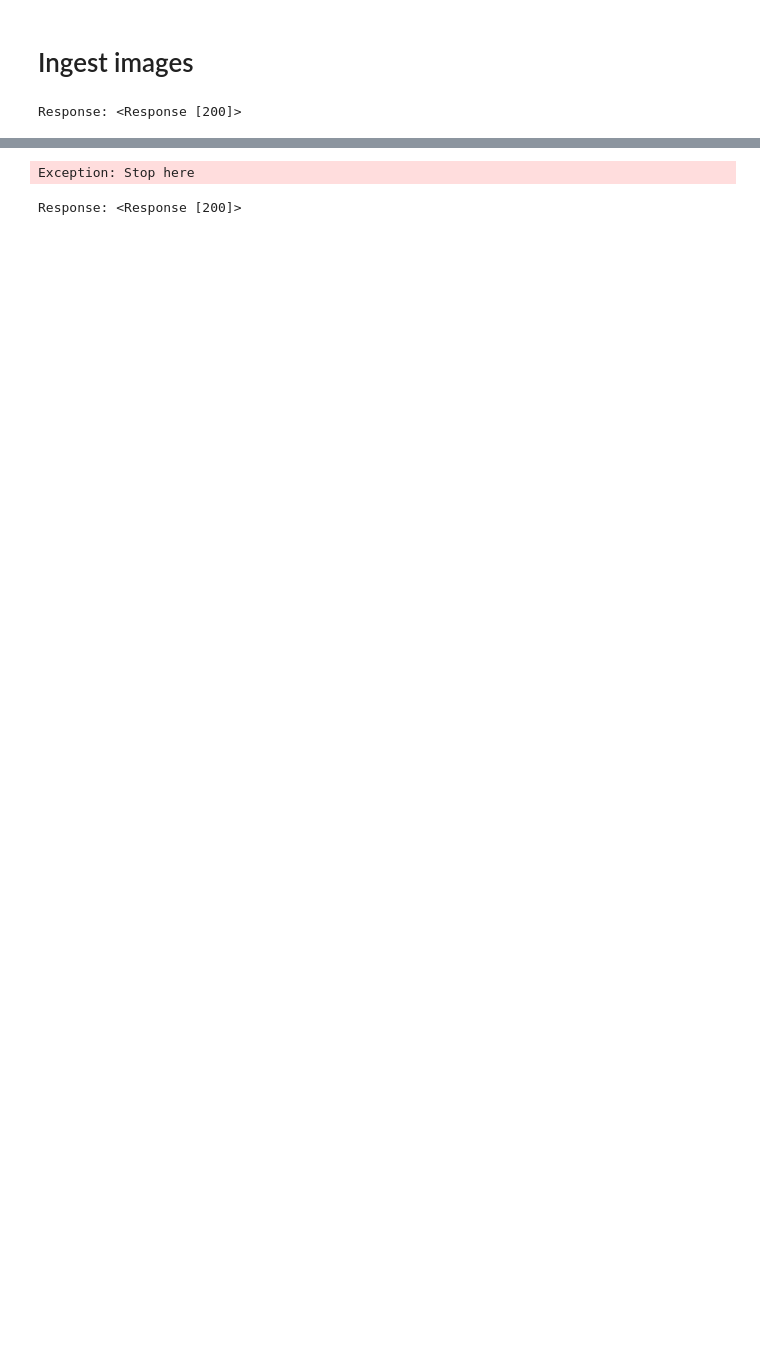
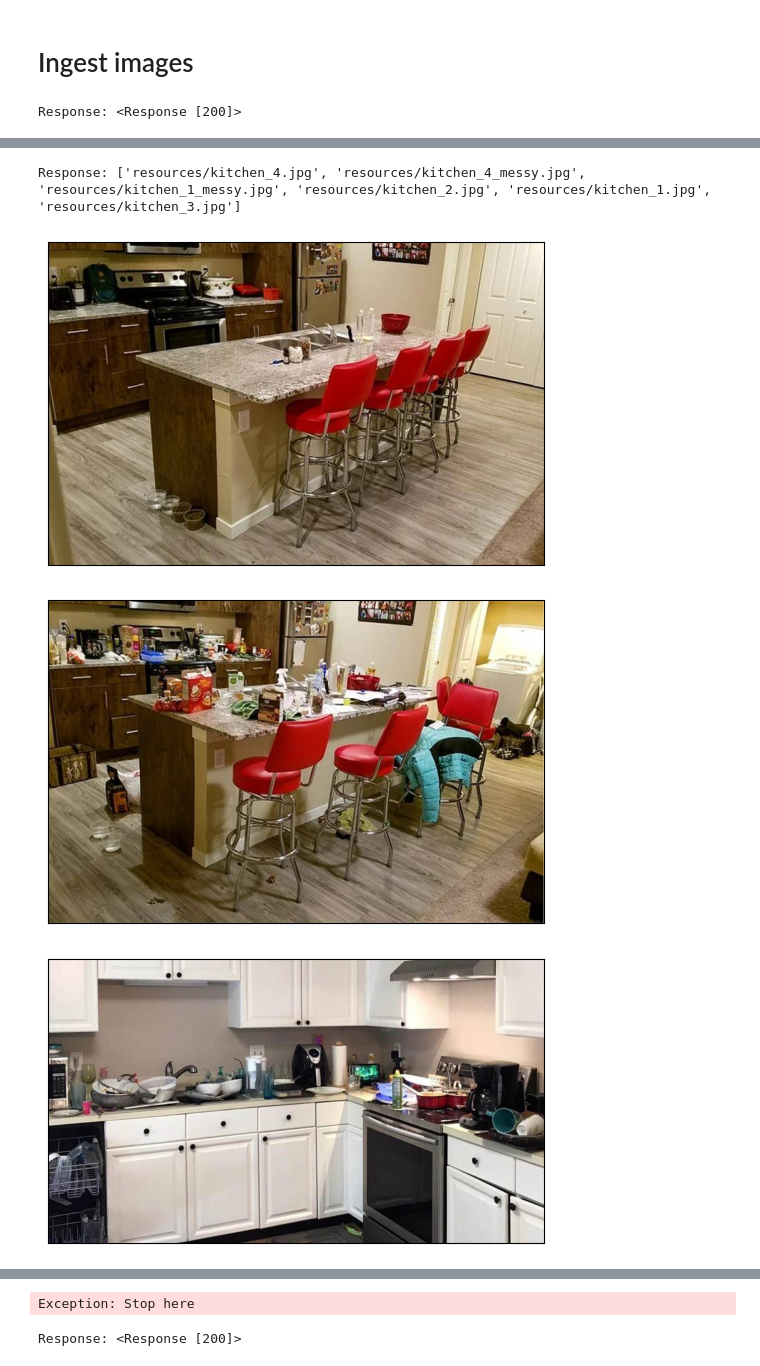
Before and after one commit to GheorgheMorari/PBL-Master-sem2, a Jupyter notebook: processing_backend/notebooks/processing_backend_test.ipynb, the cells around one changed output, grey strips where cells are left out. Drawn from its saved outputs; the diff is of its cells as text; code cells hidden in the pictures; blank space fills up the shorter version.

```diff
--- a/processing_backend/notebooks/processing_backend_test.ipynb
+++ b/processing_backend/notebooks/processing_backend_test.ipynb
@@ -82,0 +98,7 @@ Response: ['resources/kitchen_4.jpg', 'resources/kitchen_4_messy.jpg']
+# %%
+show_images_based_on_query("kitchen")
+# %% [output]
+Response: ['resources/kitchen_4.jpg', 'resources/kitchen_4_messy.jpg', 'resources/kitchen_1_messy.jpg', 'resources/kitchen_2.jpg', 'resources/kitchen_1.jpg', 'resources/kitchen_3.jpg']
+[figure, added]
+[figure, added]
+[figure, added]
```
Also changed, not shown: parts of 5 cells of this notebook.
